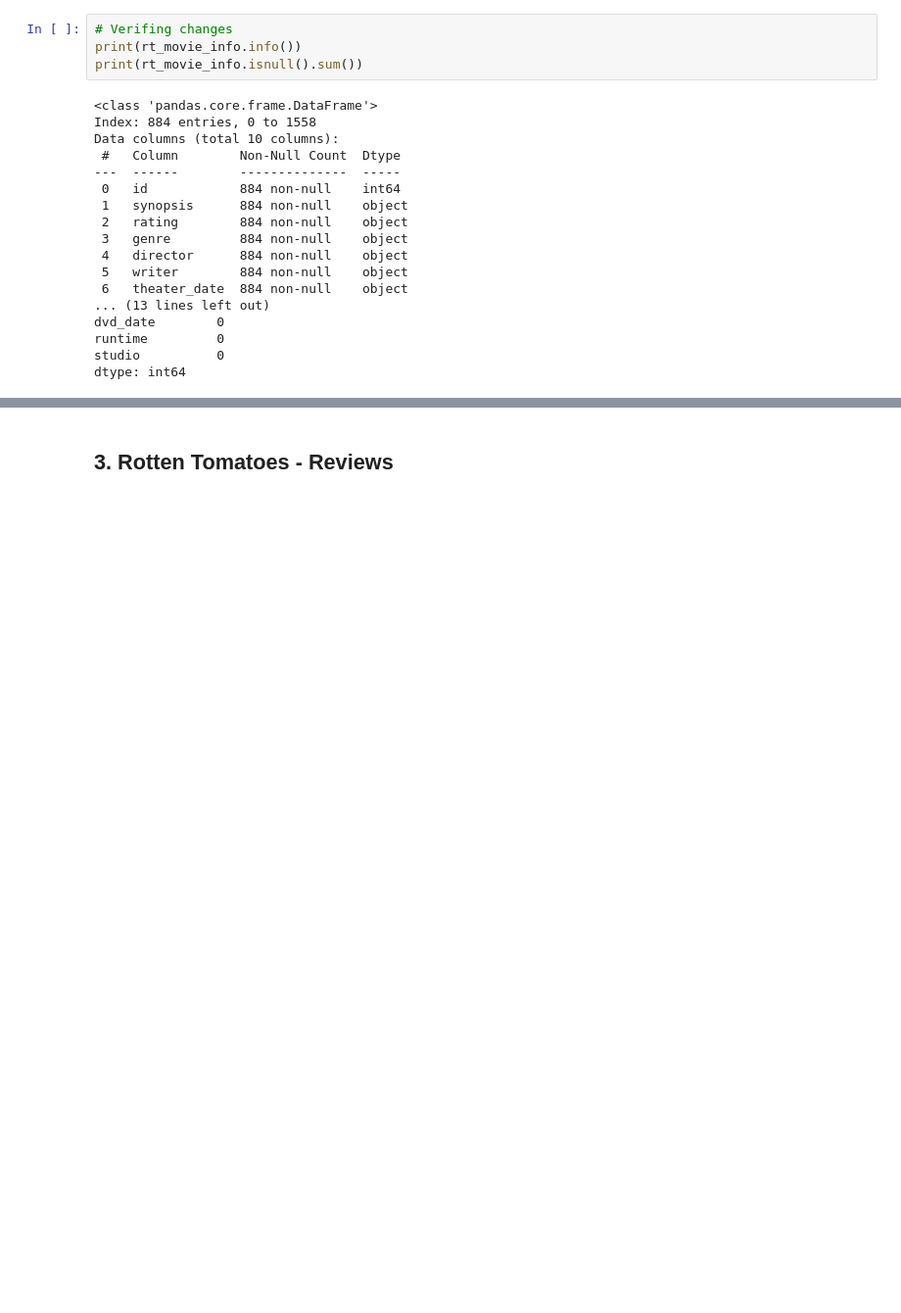
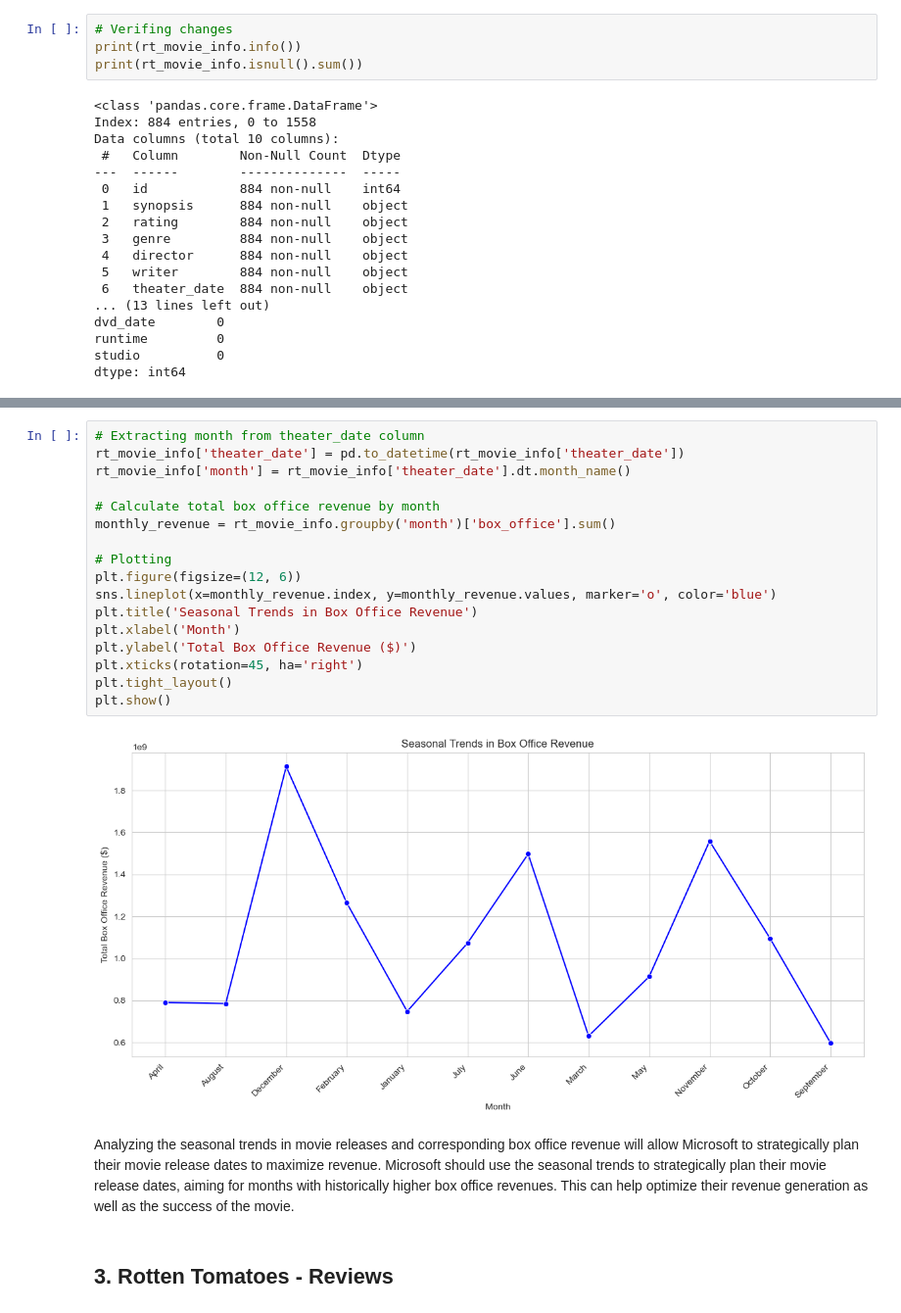
Before and after one commit to geomwangi007/Microsoft-Studio-Project, a Jupyter notebook: student.ipynb, the cells around one changed output, grey strips where cells are left out. Shown at 98% size. Saved outputs shown, nothing was run; the diff lists cells and outputs as text; blank space fills up the shorter version.

```diff
--- a/student.ipynb
+++ b/student.ipynb
@@ -472,3 +436,24 @@ dtype: int64
+# %%
+# Extracting month from theater_date column
+rt_movie_info['theater_date'] = pd.to_datetime(rt_movie_info['theater_date'])
+rt_movie_info['month'] = rt_movie_info['theater_date'].dt.month_name()
+
+# Calculate total box office revenue by month
+monthly_revenue = rt_movie_info.groupby('month')['box_office'].sum()
+
+# Plotting
+plt.figure(figsize=(12, 6))
+sns.lineplot(x=monthly_revenue.index, y=monthly_revenue.values, marker='o', color='blue')
+plt.title('Seasonal Trends in Box Office Revenue')
+plt.xlabel('Month')
+plt.ylabel('Total Box Office Revenue ($)')
+plt.xticks(rotation=45, ha='right')
+plt.tight_layout()
+plt.show()
+# %% [output]
+[figure, added]
+# %% [markdown]
+Analyzing the seasonal trends in movie releases and corresponding box office revenue will allow Microsoft to strategically plan their movie release dates to maximize revenue. Microsoft should use the seasonal trends to strategically plan their movie release dates, aiming for months with historically higher box office revenues. This can help optimize their revenue generation as well as the success of the movie.
 # %% [markdown]
 ## 3. Rotten Tomatoes - Reviews
 # %%
```
Also changed, not shown: parts of 12 cells of this notebook.
